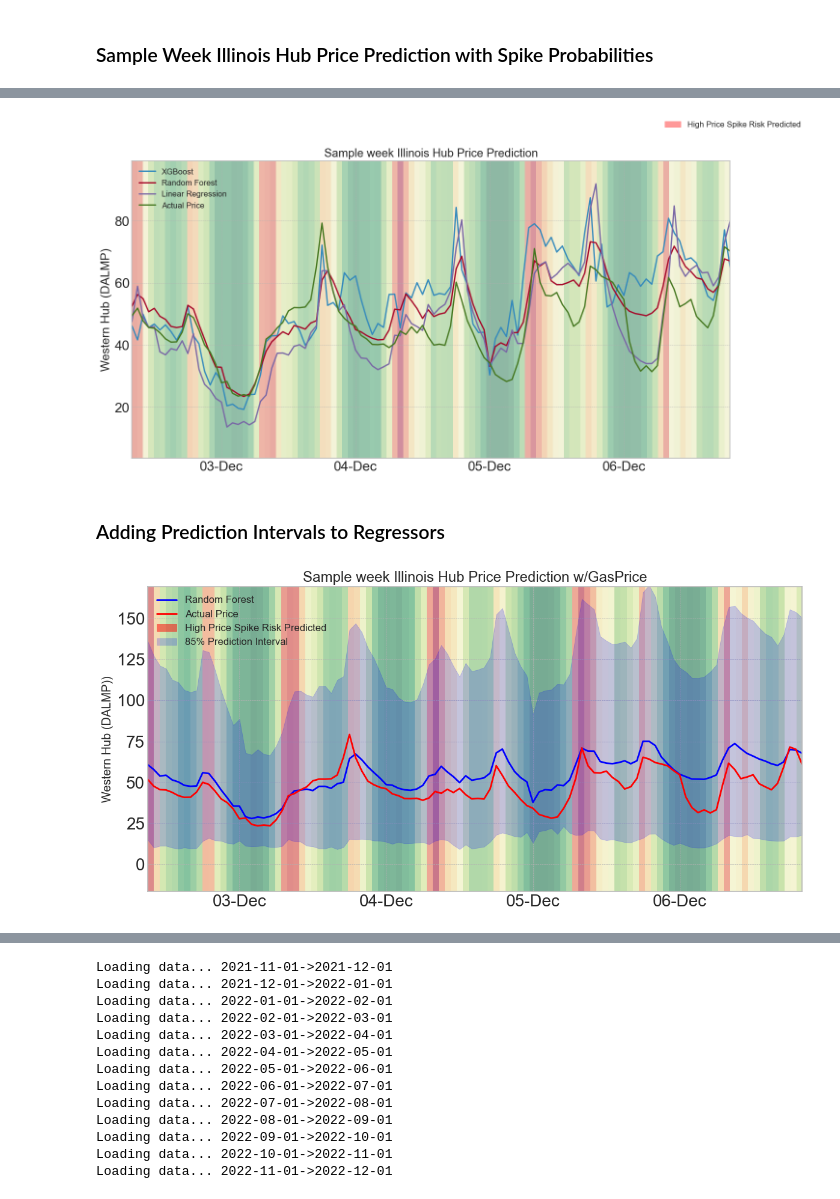
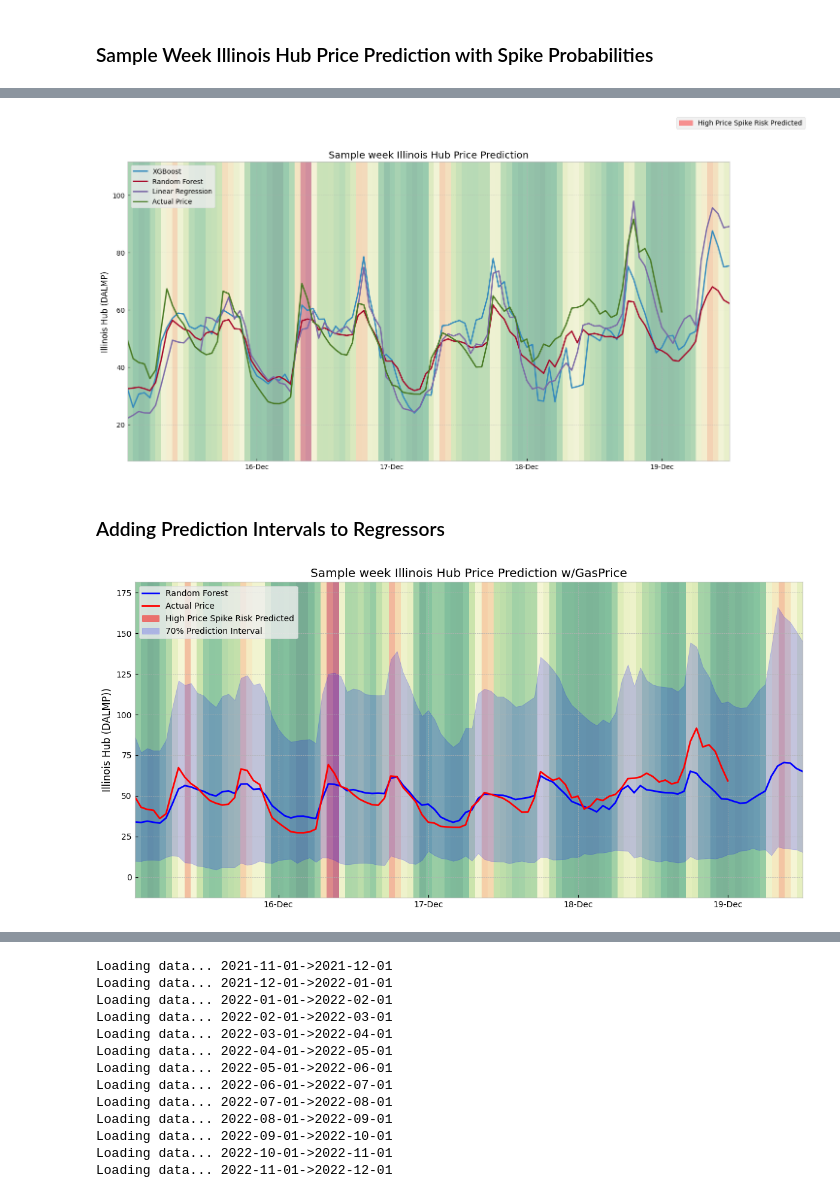
Before and after one commit to katerinav44/Pricing-Models-for-ISOs, a Jupyter notebook: MISO Sugar Creek.ipynb, the cells around one changed output, grey strips where cells are left out. Saved outputs shown, nothing was run; the diff lists cells and outputs as text; code cells hidden in the pictures.

```diff
--- a/MISO Sugar Creek.ipynb
+++ b/MISO Sugar Creek.ipynb
@@ -447,7 +448,7 @@ actuals,=plt.plot(dff['DATETIME'], dff['Actuals'], label='Actual Price')
 ax.xaxis.set_major_locator(md.DayLocator())
 ax.xaxis.set_major_formatter(md.DateFormatter('%d-%b'))
 ax.set_title("Sample week Illinois Hub Price Prediction")
-ax.set_ylabel("Western Hub (DALMP)", fontsize='18')
+ax.set_ylabel("Illinois Hub (DALMP)", fontsize='12')
 
 #dff.apply(lambda row: plot_fill(row['DATETIME'], row['Spikes 1']), axis=1)
 red_patch = mpatches.Patch(color='red',alpha=0.4, label='High Price Spike Risk Predicted')
@@ -457,7 +458,7 @@ ax.legend(handles=[xgbl,rf,lm,actuals],loc='upper left')
 ax.imshow(grad, aspect='auto', cmap=cmap,alpha=0.4,extent=(0, 1, 0, 1), transform=ax.transAxes)
 plt.show()
 # %% [output]
-[figure, old version]
+[figure, new version]
 # %% [markdown]
 ### Adding Prediction Intervals to Regressors
 # %%
@@ -537,34 +538,34 @@ dff2=pd.concat([dff2, probabilities], axis=1)
 # %%
 cmap='RdYlGn_r'
 #Scale S1 so that it goes between 0 and 1
 dff2.S1=dff2.S1/max(dff2.S1)
 grad=dff2.S1
 grad=np.vstack((grad,grad))
 plt.style.use('bmh')
 fig, ax = plt.subplots(figsize = (12, 6),tight_layout=True)
 ax.set(xlim=[min(dff2.DATETIME), max(dff2.DATETIME)],ylim=[min(dff2.Actuals)-40, max(dff2.Actuals)+90], autoscale_on=False)
 dff2['DATETIME']=pd.to_datetime(dff2['DATETIME'])
 
 rf,=plt.plot(dff2['DATETIME'], dff2['West Hub rf Prices'], label='Random Forest', color='blue')
 plt.fill_between(dff2['DATETIME'], dff2['Lower rf'], dff2['Upper rf'], alpha=0.2, color='blue')
 actuals,=plt.plot(dff2['DATETIME'], dff2['Actuals'], label='Actual Price', color='red')
 
 
 ax.xaxis.set_major_locator(md.DayLocator())
 ax.xaxis.set_major_formatter(md.DateFormatter('%d-%b'))
 ax.set_title("Sample week Illinois Hub Price Prediction w/GasPrice")
-ax.set_ylabel("Western Hub (DALMP))")
+ax.set_ylabel("Illinois Hub (DALMP))")
 
 
 red_patch = mpatches.Patch(color='red',alpha=0.5, label='High Price Spike Risk Predicted')
-blue_patch=mpatches.Patch(color='blue', alpha=0.2, label='85% Prediction Interval')
+blue_patch=mpatches.Patch(color='blue', alpha=0.2, label='70% Prediction Interval')
 #fig.legend(handles=[red_patch, blue_patch])
 ax.legend(handles=[rf,actuals, red_patch, blue_patch],loc='upper left')
 
 ax.imshow(grad, aspect='auto', cmap=cmap,alpha=0.5,extent=(0, 1, 0, 1), transform=ax.transAxes)
 plt.show()
 # %% [output]
-[figure, old version]
+[figure, new version]
 # %% [markdown]
 ### PnL Backtests
 
```
Also changed, not shown: parts of 27 cells of this notebook.
